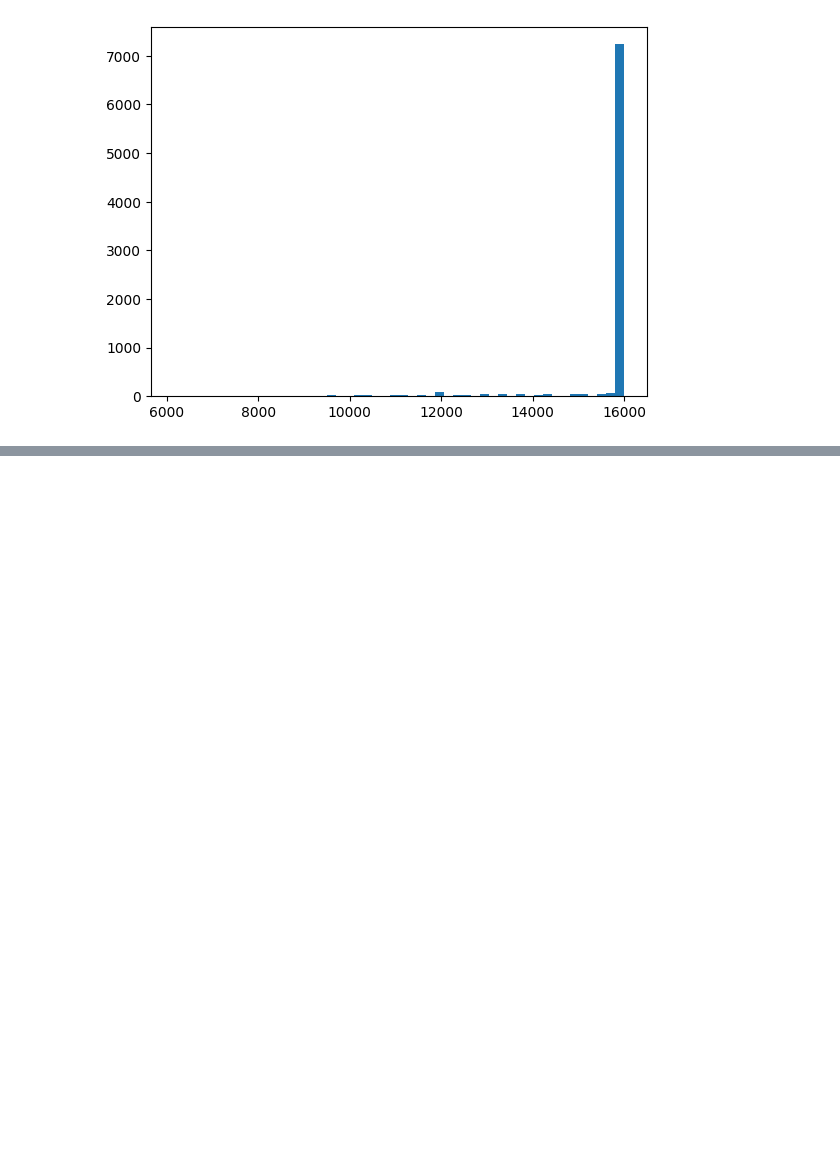
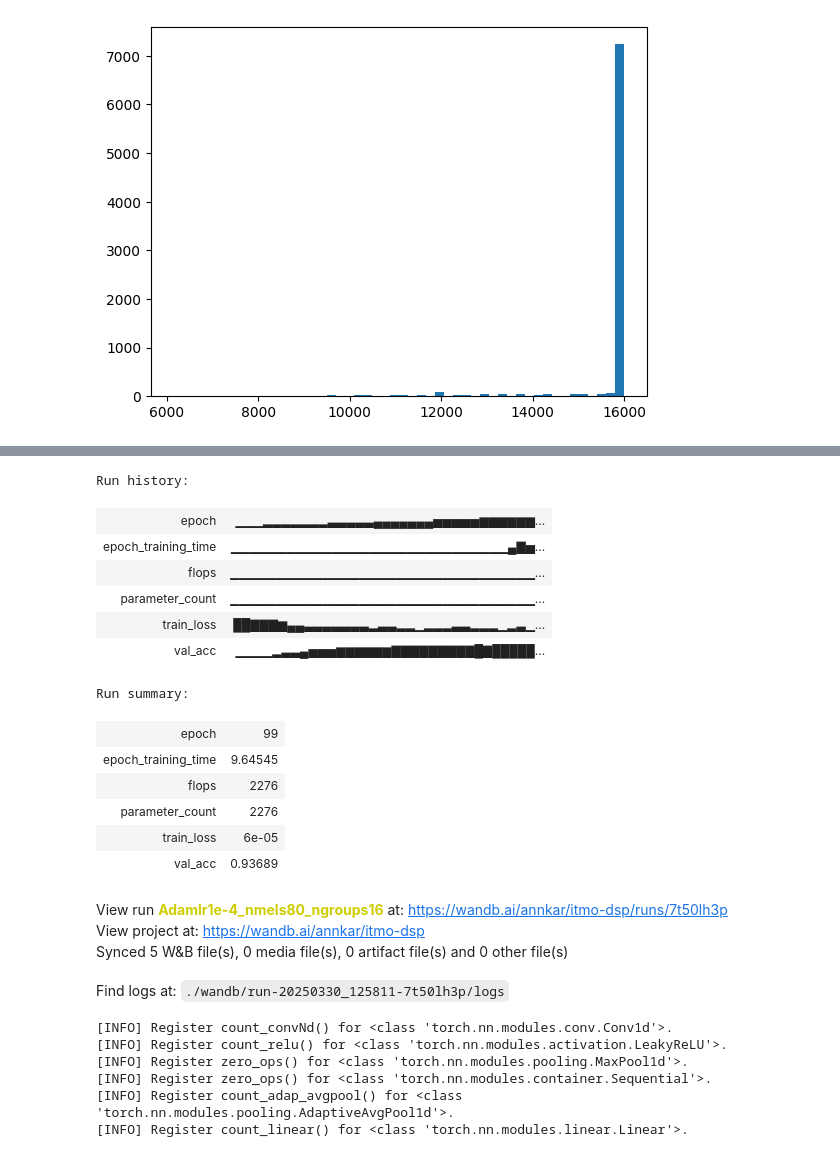
Before and after one commit to ankkarp/ITMO_GenSpeech, a Jupyter notebook: train.ipynb, the cells around one changed output, grey strips where cells are left out. Cells and saved outputs as stored; diff of their text form; code cells hidden in the pictures; blank space fills up the shorter version.

```diff
--- a/train.ipynb
+++ b/train.ipynb
@@ -301,0 +321,9 @@ trained_model = trainer.optimize(
+# %%
+n_groups_dict = {}
+for n_groups in [1, 2, 4, 8, 16]:
+    model = CNN(n_mels=80, n_groups=n_groups).to(device)
+    model.train()
+    model = trainer.train(model, loss_fn, optim.Adam, optim_args={'lr': 1e-4}, device=device,
+                  run_name=f'Adamlr1e-4_nmels80_ngroups{n_groups}', run_config={'n_mels': 80, 'lr': 1e-4, 'n_groups': n_groups})
+    n_groups_dict[n_groups] = {'model_params': model.count_parameters(), 'flops': model.count_flops(test_batch)}
+# %% [output]
@@ -301,0 +331,24 @@ trained_model = trainer.optimize(
+Run history:
+| epoch | ▁▁▁▂▂▂▂▂▂▂▃▃▃▃▃▄▄▄▄▄▄▄▅▅▅▅▅▆▆▆▆▆▆... |
+| epoch_training_time | ▁▁▁▁▁▁▁▁▁▁▁▁▁▁▁▁▁▁▁▁▁▁▁▁▁▁▁▁▁▁▄▇▅... |
+| flops | ▁▁▁▁▁▁▁▁▁▁▁▁▁▁▁▁▁▁▁▁▁▁▁▁▁▁▁▁▁▁▁▁▁... |
+| parameter_count | ▁▁▁▁▁▁▁▁▁▁▁▁▁▁▁▁▁▁▁▁▁▁▁▁▁▁▁▁▁▁▁▁▁... |
+| train_loss | ██▇▇▇▆▄▄▃▃▃▃▃▃▃▂▃▃▂▂▁▂▂▂▃▃▂▂▂▁▂▃▁... |
+| val_acc | ▁▁▁▁▂▃▃▄▅▅▅▆▆▆▆▆▆▇▇▇▇▇▇▇▇▇█▇█████... |
+Run summary:
+| epoch | 99 |
+| epoch_training_time | 9.64545 |
+| flops | 2276 |
+| parameter_count | 2276 |
+| train_loss | 6e-05 |
+| val_acc | 0.93689 |
+View run Adamlr1e-4_nmels80_ngroups16 at: https://wandb.ai/annkar/itmo-dsp/runs/7t50lh3p
+View project at: https://wandb.ai/annkar/itmo-dsp
+Synced 5 W&B file(s), 0 media file(s), 0 artifact file(s) and 0 other file(s)
+Find logs at: ./wandb/run-20250330_125811-7t50lh3p/logs
+[INFO] Register count_convNd() for <class 'torch.nn.modules.conv.Conv1d'>.
+[INFO] Register count_relu() for <class 'torch.nn.modules.activation.LeakyReLU'>.
+[INFO] Register zero_ops() for <class 'torch.nn.modules.pooling.MaxPool1d'>.
+[INFO] Register zero_ops() for <class 'torch.nn.modules.container.Sequential'>.
+[INFO] Register count_adap_avgpool() for <class 'torch.nn.modules.pooling.AdaptiveAvgPool1d'>.
+[INFO] Register count_linear() for <class 'torch.nn.modules.linear.Linear'>.
```
Also changed, not shown: parts of 12 cells of this notebook.
